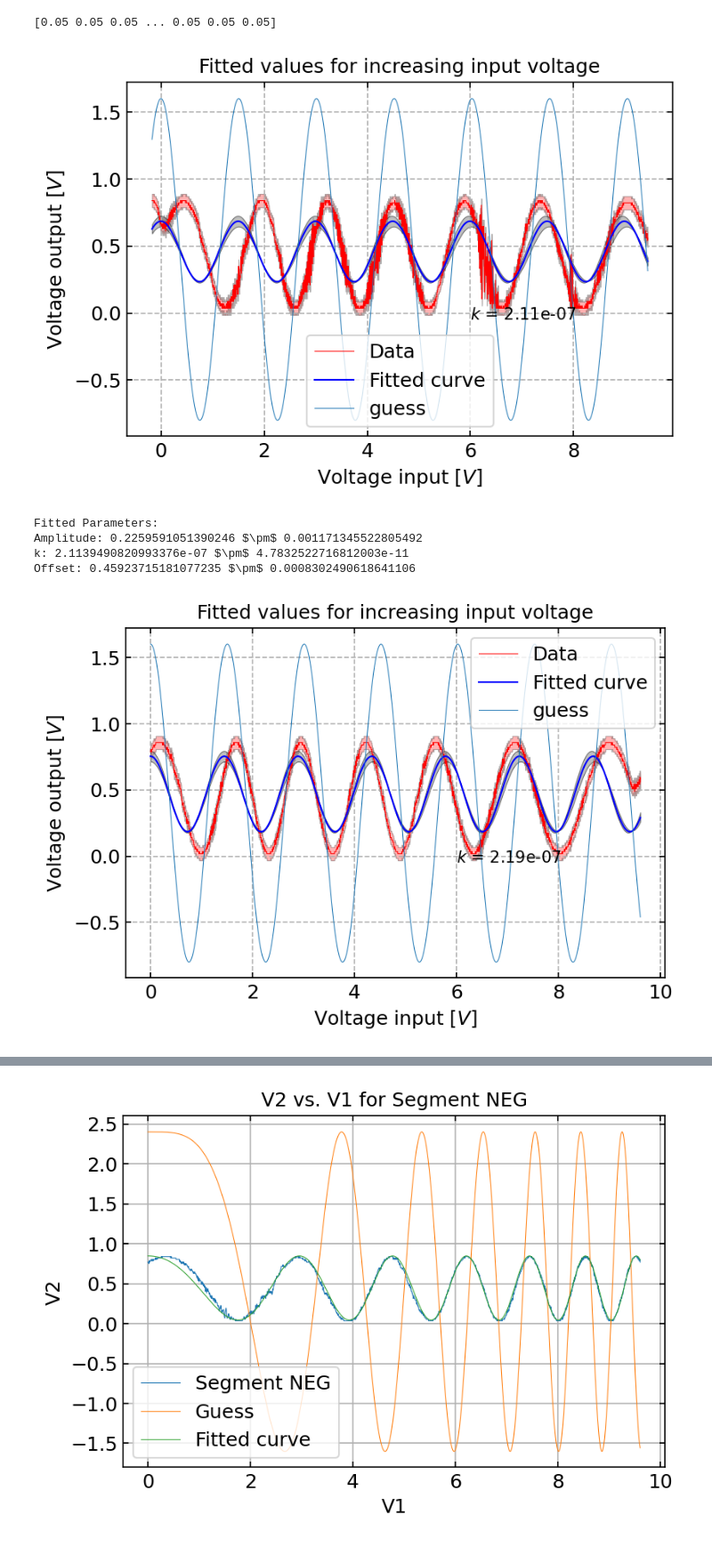
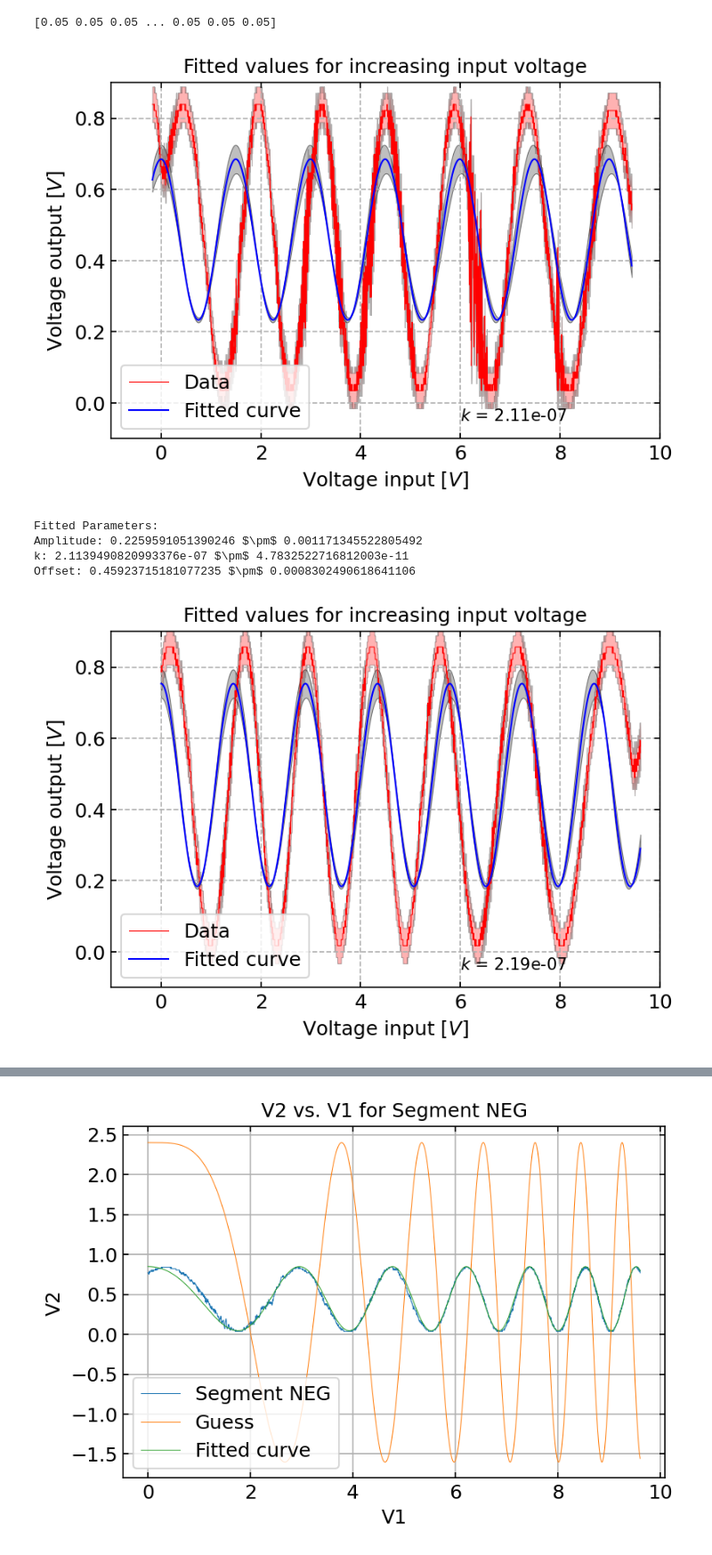
Before and after one commit to StefanStringer/ExperimentalBoyzWSL, a Jupyter notebook: Exercise_2/Labday_2_fuckaround.ipynb, the cells around one changed output, grey strips where cells are left out. Shown at 89% size. Cells and saved outputs as stored; diff of their text form; code cells hidden in the pictures.

Commit message:
this is the final plot for increasing

```diff
--- a/Exercise_2/Labday_2_fuckaround.ipynb
+++ b/Exercise_2/Labday_2_fuckaround.ipynb
@@ -84,41 +84,41 @@ for i, segment in enumerate(Increasing_V2):
     perr = np.sqrt(np.diag(pcov))
     perr_all.append(perr)
 
     # Plot V2 vs. V1
     plt.plot(V2_help, V1_segment, '-',ms = 2, color = 'red', label='Data')
     plt.fill_between(V2_help, V1_segment - uncertainty, V1_segment + uncertainty, color = 'red', alpha = 0.3, lw = 0.5, edgecolor = 'k')
     plt.plot(V2_help, Intensity_fit(V2_help, *popt), '-',lw=1, color= 'blue', label='Fitted curve', alpha = 1)
-    plt.plot(V2_help, Intensity_fit(V2_help, *p0), '-', label = 'guess')
+    #plt.plot(V2_help, Intensity_fit(V2_help, *p0), '-', label = 'guess')
     plt.fill_between(V2_help, Intensity_fit(V2_help, popt[0] - f*np.sqrt(pcov[0][0]) , popt[1] - f*np.sqrt(pcov[1][1]), popt[2] - f*np.sqrt(pcov[2][2])),
                      Intensity_fit(V2_help, popt[0] + f*np.sqrt(pcov[0][0]) , popt[1] + f*np.sqrt(pcov[1][1]), popt[2] + f*np.sqrt(pcov[2][2])),
                      color = 'grey', alpha = 0.5, lw = 0.5, edgecolor = 'k')
     plt.text(6, -0.05, f'$k$ = {popt[1]:.03g}')
-    #plt.axis([-1, 10, -0.1, 0.9])
+    plt.axis([-1, 10, -0.1, 0.9])
     plt.xlabel('Voltage input [$V$]')
     plt.ylabel('Voltage output [$V$]')
     plt.title('Fitted values for increasing input voltage')
     plt.legend()
     plt.grid(ls = '--')
     plt.show()
 
     print("Fitted Parameters:")
     print("Amplitude:", popt[0], '$\pm$', perr[0])
     print("k:", popt[1], '$\pm$', perr[1])
     print("Offset:", popt[2], '$\pm$', perr[2])
     print()
 
 # Print overall standard deviation
 print("Overall Standard Deviation:")
 print("Amplitude:", np.mean(perr_all, axis=0)[0])
 print("k:", np.mean(perr_all, axis=0)[1])
 print("Offset:", np.mean(perr_all, axis=0)[2])
 # %% [output]
-[figure, old version]
+[figure, new version]
 Fitted Parameters:
 Amplitude: 0.2259591051390246 $\pm$ 0.001171345522805492
 k: 2.1139490820993376e-07 $\pm$ 4.7832522716812003e-11
 Offset: 0.45923715181077235 $\pm$ 0.0008302490618641106
-[figure, old version]
+[figure, new version]
 Fitted Parameters:
 Amplitude: 0.2850028783235714 $\pm$ 0.0011655800062692048
 k: 2.1872965062031434e-07 $\pm$ 3.802017374070705e-11
```
Also changed, not shown: parts of 1 cell of this notebook.
